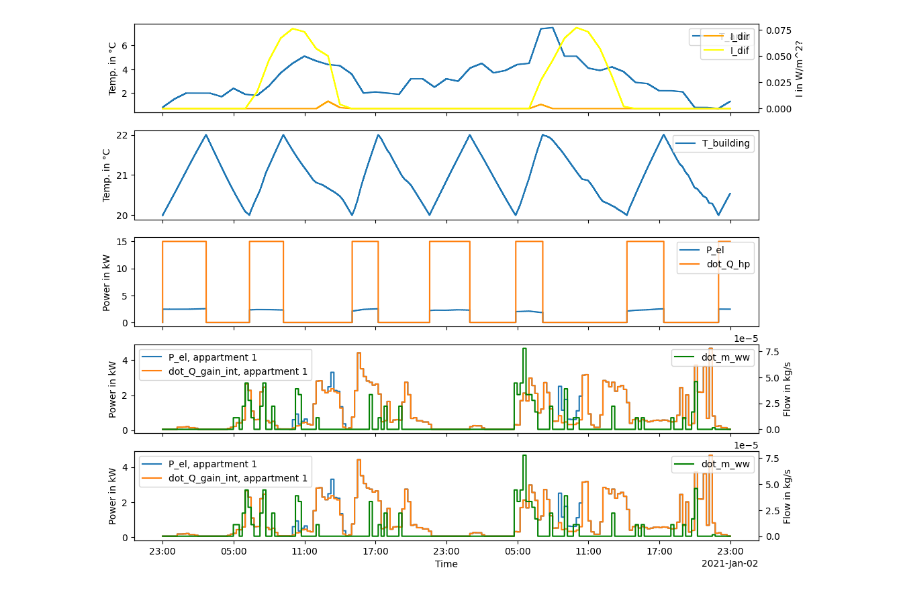
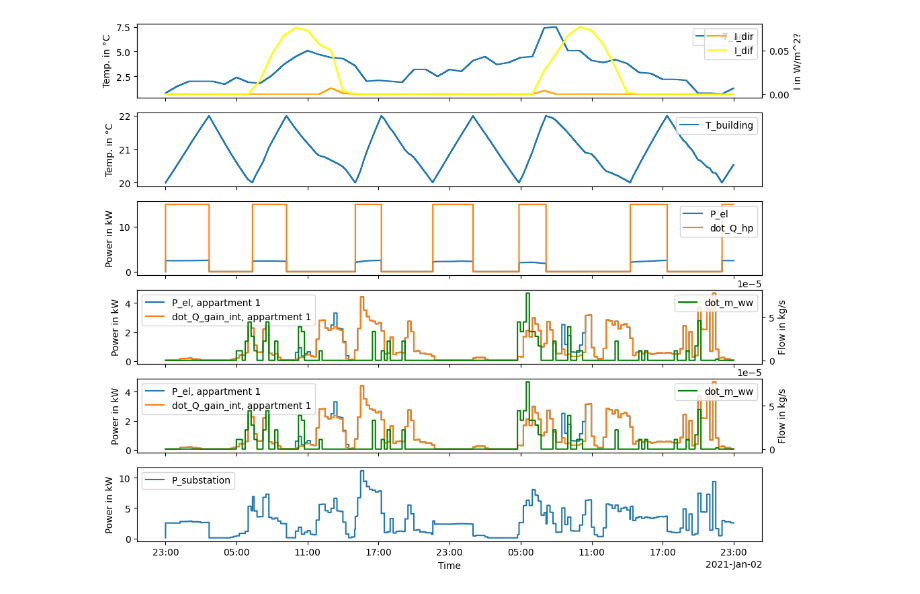
Before and after one commit to erc-fhv/FlECs-Framework, a Jupyter notebook: simple_scenario.ipynb, the cells around one changed output. Drawn from its saved outputs; the diff is of its cells as text; code cells hidden in the pictures.

Commit message:
simple scenario running with grid, smartmeter and gridoperator

```diff
--- a/simple_scenario.ipynb
+++ b/simple_scenario.ipynb
@@ -17,6 +19,14 @@ sim = Simulation()
 # Weather
 weather    = SynproWeather(name='weather')
 sim.add_model(weather,    watch_values=['T_amb', 'I_dir', 'I_dif'])
+
+# Grid
+grid = Grid('grid')
+sim.add_model(grid, watch_values=['P_substation'])
+
+# Gridoperator
+gridoperator = GridOperator(name='grid_operator')
+sim.add_model(gridoperator) # , watch_values=['df_P_day'])
 
 ###########
 # Building
@@ -25,7 +35,7 @@ sim.add_model(weather,    watch_values=['T_amb', 'I_dir', 'I_dif'])
 building   = BuildingModel(name='building_envelope', count_of_dot_Q_int=2)
 sim.add_model(building,   watch_values=['T_building'])
 sim.connect(weather, building, 'T_amb', 'I_dir', 'I_dif', 'I_s', 'I_w', 'I_n', 'I_e')
-sim.connect_constant(0.0, building, 'dot_Q_cool', )
+sim.connect_constant(0.0, building, 'dot_Q_cool')
 
 # Heat Pump
 heatpump   = HeatPumpWControlEventBased(
@@ -49,6 +59,14 @@ sim.add_model(controller)
 sim.connect(controller, heatpump, ('state', 'state'), triggers=['state'])
 sim.connect(building, controller, ('T_building', 'T_is'), time_shifted=True, init_values={'T_building': 21})
 
+# Smart meter
+smartmeter_building = SmartMeter(name='smartmeter_building', n_loads=1)
+sim.add_model(smartmeter_building)
+sim.connect(heatpump, smartmeter_building, ('P_el', 'P_0'))
+sim.connect(smartmeter_building, grid, ('P_grid', 'P_node_building'))
+gridoperator.register_smartmeter(smartmeter_building)
+sim.connect_nothing(smartmeter_building, gridoperator)
+
 ##############
 # Appartments
 ##############
@@ -69,6 +87,9 @@ sim.connect(appartment1, building, ('dot_Q_gain_int', 'dot_Q_int_0'))
 smartmeter_apprtmnt1 = SmartMeter(name='smartmeter_appartment_1', n_loads=1)
 sim.add_model(smartmeter_apprtmnt1)
 sim.connect(appartment1, smartmeter_apprtmnt1, ('P_el', 'P_0'))
+sim.connect(smartmeter_apprtmnt1, grid, ('P_grid', 'P_node_app1'))
+gridoperator.register_smartmeter(smartmeter_apprtmnt1)
+sim.connect_nothing(smartmeter_apprtmnt1, gridoperator)
 
 ###############
 # Appartment 2   # TODO: create and change profile
@@ -86,12 +107,9 @@ sim.connect(appartment2, building, ('dot_Q_gain_int', 'dot_Q_int_1'))
 smartmeter_apprtmnt2 = SmartMeter(name='smartmeter_appartment_2', n_loads=1)
 sim.add_model(smartmeter_apprtmnt2)
 sim.connect(appartment2, smartmeter_apprtmnt2, ('P_el', 'P_0'))
-
-
-# Appartment 3
-
-
-# E-Grid
+sim.connect(smartmeter_apprtmnt2, grid, ('P_grid', 'P_node_app2'))
+gridoperator.register_smartmeter(smartmeter_apprtmnt2)
+sim.connect_nothing(smartmeter_apprtmnt2, gridoperator)
 
 # Grid Operator
 
@@ -118,7 +136,7 @@ df.head()
 # %%
 dtindex = df.index
 
-fig, axs = plt.subplots(5, sharex=True, figsize=(12, 10))
+fig, axs = plt.subplots(6, sharex=True, figsize=(12, 10))
 
 # Weather
 ax = axs[0]
@@ -145,31 +163,37 @@ ax.plot(dtindex, df.loc[:, ('heatpump', 'outputs', 'dot_Q_hp')]/1000, label='dot
 ax.legend()
 ax.set_ylabel('Power in kW')
 
 # Appartment 1
 ax = axs[3]
 ax.plot(dtindex, df.loc[:, ('appartment_1', 'outputs', 'P_el')]/1000, label='P_el, appartment 1', drawstyle='steps')
 ax.plot(dtindex, df.loc[:, ('appartment_1', 'outputs', 'dot_Q_gain_int')]/1000, label='dot_Q_gain_int, appartment 1', drawstyle='steps')
 ax.legend()
 ax.set_ylabel('Power in kW')
 
 tax = ax.twinx()
 tax.plot(dtindex, df.loc[:, ('appartment_1', 'outputs', 'dot_m_ww')]/1000, label='dot_m_ww', drawstyle='steps', color='green')
 tax.legend()
 tax.set_ylabel('Flow in kg/s')
 
 # Appartment 2
 ax = axs[4]
 ax.plot(dtindex, df.loc[:, ('appartment_2', 'outputs', 'P_el')]/1000, label='P_el, appartment 1', drawstyle='steps')
 ax.plot(dtindex, df.loc[:, ('appartment_2', 'outputs', 'dot_Q_gain_int')]/1000, label='dot_Q_gain_int, appartment 1', drawstyle='steps')
 ax.legend()
 ax.set_ylabel('Power in kW')
 
 tax = ax.twinx()
 tax.plot(dtindex, df.loc[:, ('appartment_2', 'outputs', 'dot_m_ww')]/1000, label='dot_m_ww', drawstyle='steps', color='green')
 tax.legend()
 tax.set_ylabel('Flow in kg/s')
 
+# Appartment 2
+ax = axs[5]
+ax.plot(dtindex, df.loc[:, ('grid', 'outputs', 'P_substation')]/1000, label='P_substation', drawstyle='steps')
+ax.legend()
+ax.set_ylabel('Power in kW')
+
 axs[-1].set_xlabel('Time')
 axs[-1].xaxis.set_major_formatter(mdates.ConciseDateFormatter(axs[-1].xaxis.get_major_locator(),))
 # %% [output]
-[figure, old version]
+[figure, new version]
```
Also changed, not shown: parts of 2 cells of this notebook.
